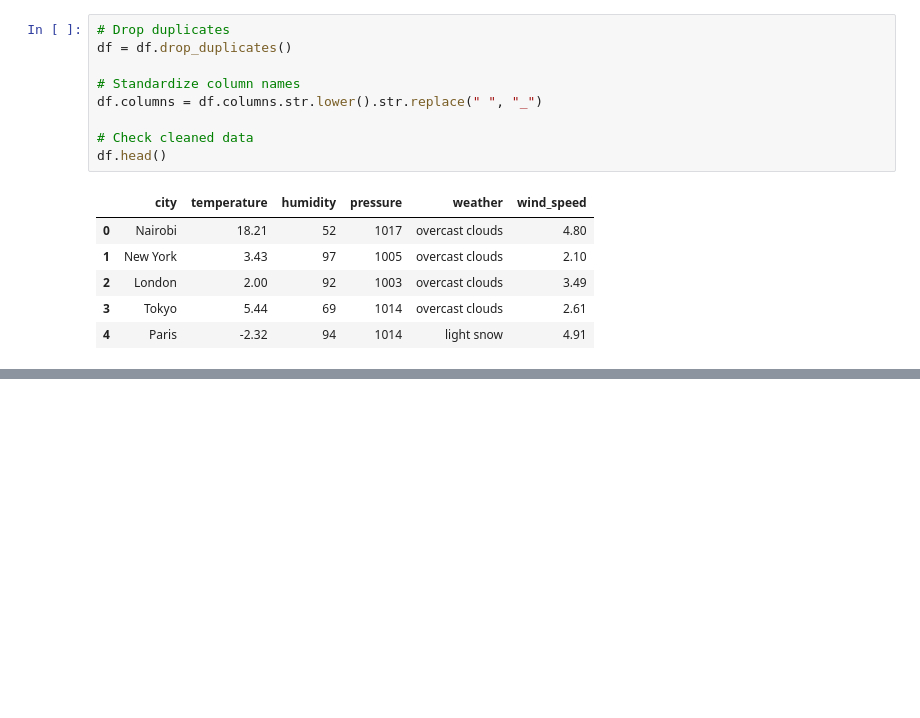
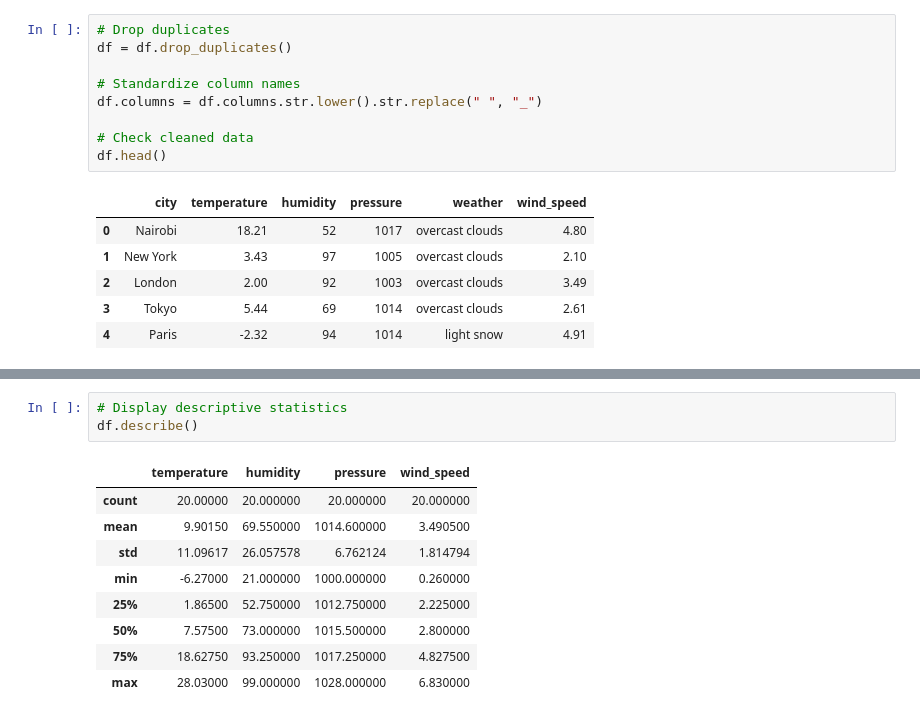
Before and after one commit to HellenDianaNjeri/API-DATA-ANALYSIS, a Jupyter notebook: Notebooks/api_data_analysis.ipynb, the cells around one changed output, grey strips where cells are left out. Drawn from its saved outputs; the diff is of its cells as text; blank space fills up the shorter version.

```diff
--- a/Notebooks/api_data_analysis.ipynb
+++ b/Notebooks/api_data_analysis.ipynb
@@ -267,0 +282,13 @@ df.head()
+# %%
+# Display descriptive statistics
+df.describe()
+# %% [output]
+|  | temperature | humidity | pressure | wind_speed |
+| count | 20.00000 | 20.000000 | 20.000000 | 20.000000 |
+| mean | 9.90150 | 69.550000 | 1014.600000 | 3.490500 |
+| std | 11.09617 | 26.057578 | 6.762124 | 1.814794 |
+| min | -6.27000 | 21.000000 | 1000.000000 | 0.260000 |
+| 25% | 1.86500 | 52.750000 | 1012.750000 | 2.225000 |
+| 50% | 7.57500 | 73.000000 | 1015.500000 | 2.800000 |
+| 75% | 18.62750 | 93.250000 | 1017.250000 | 4.827500 |
+| max | 28.03000 | 99.000000 | 1028.000000 | 6.830000 |
```
Also changed, not shown: parts of 10 cells of this notebook.
